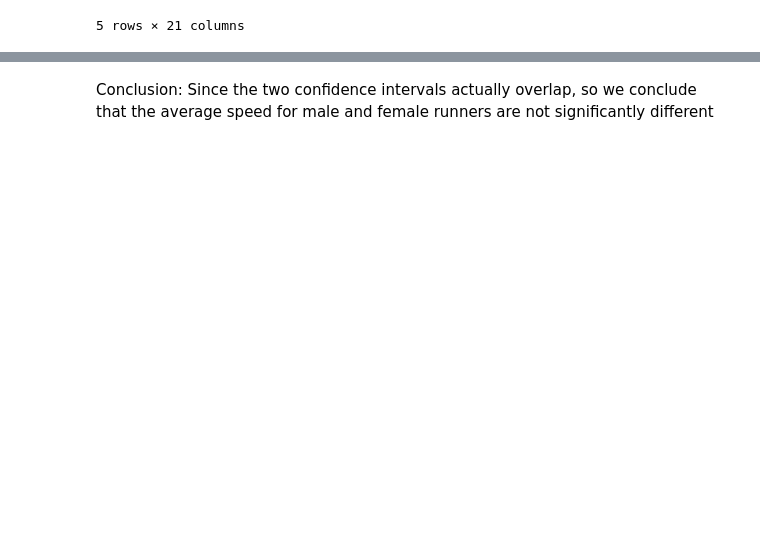
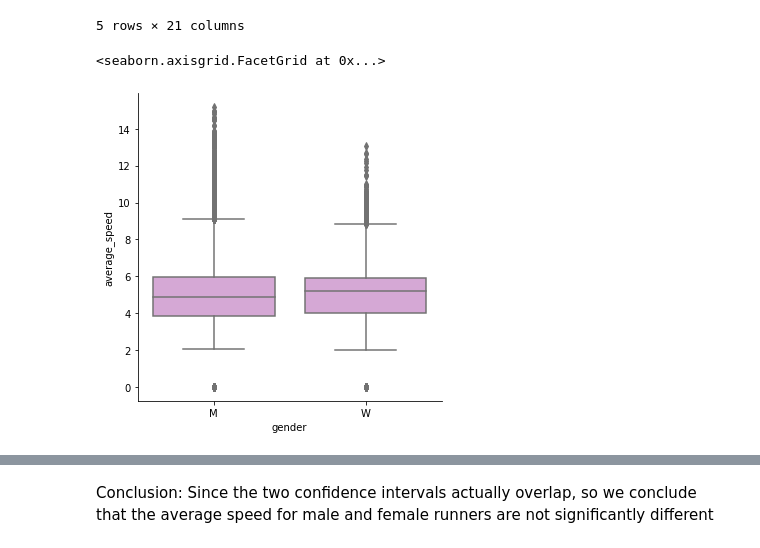
Before and after one commit to julieou/216-project, a Jupyter notebook: EDA.ipynb, the cells around one changed output, grey strips where cells are left out. Saved outputs shown, nothing was run; the diff lists cells and outputs as text; code cells hidden in the pictures; blank space fills up the shorter version.

```diff
--- a/EDA.ipynb
+++ b/EDA.ipynb
@@ -46,3 +47,24 @@ merged.head()
 | 3 | 68140 | 4.0 | DYSON Fiona | 30H 53M 37S | 55 | W | GBR | 111217.0 | Peak District Ultras | ... |
 | 4 | 68140 | 5.0 | FRONTERAS Karen | 32H 46M 21S | 48 | W | GBR | 117981.0 | Peak District Ultras | ... |
 5 rows × 21 columns
+# %%
+# Exploratory Data Analysis - Average Speed vs. Gender
+
+# Drop 1st Max Outlier
+max_speed = merged["average_speed"].max()
+max_speed_index = merged.index[merged["average_speed"] == max_speed]
+
+merged = merged.drop(index = max_speed_index)
+
+
+# Drop 2nd Max Outlier
+max_speed2 = merged["average_speed"].max()
+max_speed_index2 = merged.index[merged["average_speed"] == max_speed2]
+
+merged = merged.drop(index = max_speed_index2)
+
+
+sns.catplot(x = "gender", y = "average_speed", kind = "box", data = merged, color = "plum")
+# %% [output]
+<seaborn.axisgrid.FacetGrid at 0x...>
+[figure, added]
```
Also changed, not shown: parts of 9 cells of this notebook.
